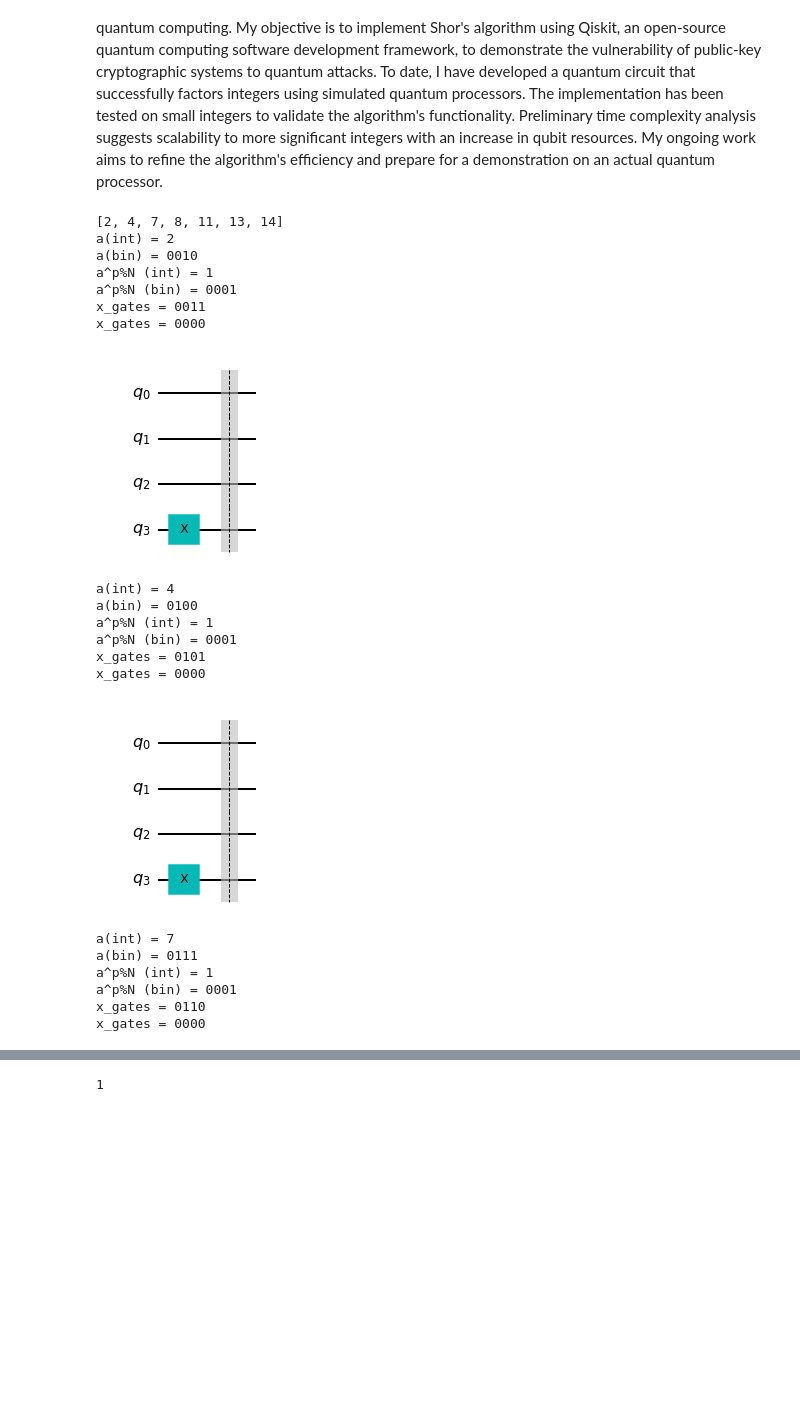
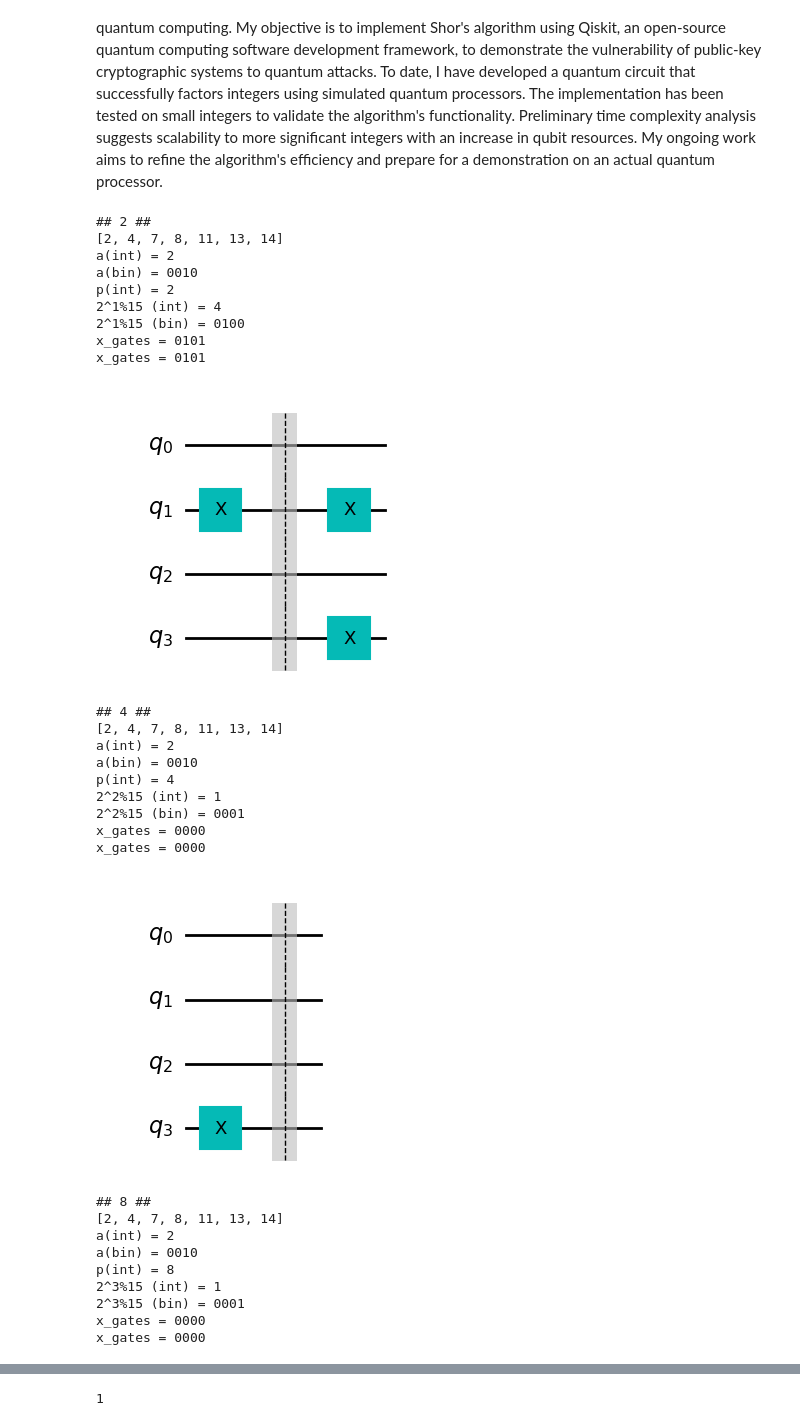
Before and after one commit to asajm/Quantum-Cryptography, a Jupyter notebook: Quantum-Cryptography.ipynb, the cells around one changed output, grey strips where cells are left out. Cells and saved outputs as stored; diff of their text form; code cells hidden in the pictures; blank space fills up the shorter version.

```diff
--- a/Quantum-Cryptography.ipynb
+++ b/Quantum-Cryptography.ipynb
@@ -153,27 +153,35 @@ a=7
 n_len = math.ceil(math.log2(N))
 m_len = 2*n_len
 # %%
-for p in range(m_len):
-    c_amodN(7,15,p,draw=True)
+for p in range(1,m_len):
+    c_amodN(2,15,2**p,draw=True)
 # %% [output]
+## 2 ##
 [2, 4, 7, 8, 11, 13, 14]
 a(int) = 2
 a(bin) = 0010
-a^p%N (int) = 1
-a^p%N (bin) = 0001
-x_gates = 0011
-x_gates = 0000
+p(int) = 2
+2^1%15 (int) = 4
+2^1%15 (bin) = 0100
+x_gates = 0101
+x_gates = 0101
-[figure, old version]
+[figure, new version]
-a(int) = 4
-a(bin) = 0100
-a^p%N (int) = 1
-a^p%N (bin) = 0001
-x_gates = 0101
+## 4 ##
+[2, 4, 7, 8, 11, 13, 14]
+a(int) = 2
+a(bin) = 0010
+p(int) = 4
+2^2%15 (int) = 1
+2^2%15 (bin) = 0001
 x_gates = 0000
+x_gates = 0000
-[figure, old version]
+[figure, new version]
-a(int) = 7
-a(bin) = 0111
-a^p%N (int) = 1
-a^p%N (bin) = 0001
-x_gates = 0110
+## 8 ##
+[2, 4, 7, 8, 11, 13, 14]
+a(int) = 2
+a(bin) = 0010
+p(int) = 8
+2^3%15 (int) = 1
+2^3%15 (bin) = 0001
 x_gates = 0000
+x_gates = 0000
```
Also changed, not shown: parts of 11 cells of this notebook.
